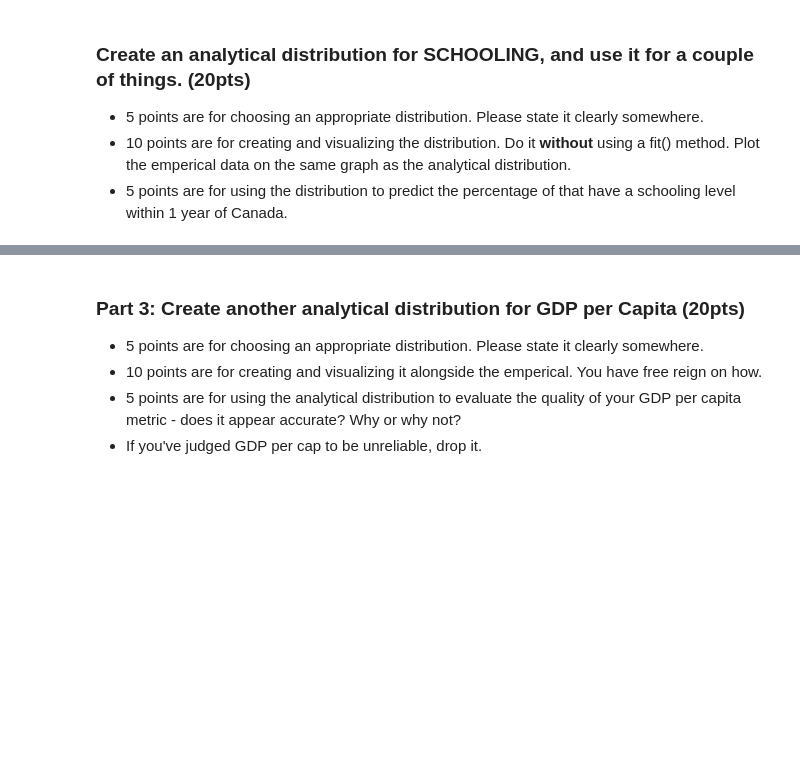
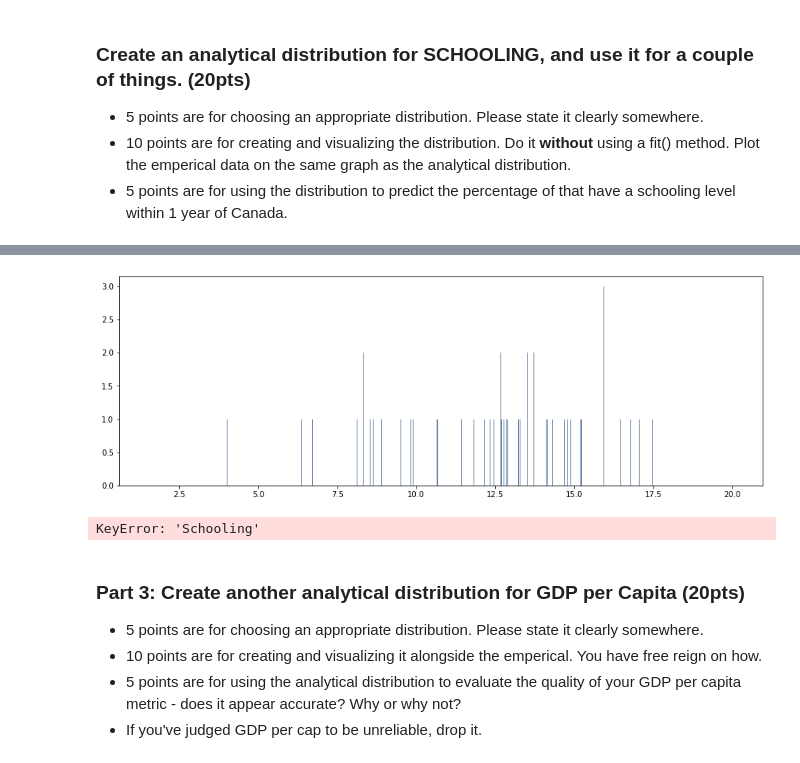
Before and after one commit to SidhST12/BSIP_Assignment_2_Students, a Jupyter notebook: stats_asn_2_start.ipynb, the cells around one changed output, grey strips where cells are left out. Drawn from its saved outputs; the diff is of its cells as text; code cells hidden in the pictures; blank space fills up the shorter version.

```diff
--- a/stats_asn_2_start.ipynb
+++ b/stats_asn_2_start.ipynb
@@ -49,0 +49,4 @@ Note: you'll have to look at the units to ensure you get it right.
+# %%
+dfLE["GDP"] = " "
+GDPCol = dfLE.columns.get_loc("GDP")
+G_perCol = dfLE.columns.get_loc("GDP_per_Capita")
@@ -49,0 +55,24 @@ Note: you'll have to look at the units to ensure you get it right.
+# %%
+#Part 1
+dfLE["GDP"] = " "
+GDPCol = dfLE.columns.get_loc("GDP")
+G_perCol = dfLE.columns.get_loc("GDP_per_Capita")
+
+for i in range(len(dfLE)) :
+    if dfLE.iloc[i,GDPCol] < 580:
+        #print("Less than 580-"+str(df.iloc[i,scoreCol]))
+        dfLE.iloc[i,G_perCol] = "subprime"
+    elif dfLE.iloc[i,GDPCol] < 670:
+        #print("580-670-"+str(df.iloc[i,scoreCol]))
+        dfLE.iloc[i,G_perCol] = "fair"
+    elif dfLE.iloc[i,GDPCol] < 740:
+        #print("670-740-"+str(df.iloc[i,scoreCol]))
+        dfLE.iloc[i,G_perCol] = "good"
+    elif dfLE.iloc[i,GDPCol] < 800:
+        #print("740-800-"+str(df.iloc[i,scoreCol]))
+        dfLE.iloc[i,G_perCol] = "very good"
+    else:
+        #print("800+-"+str(df.iloc[i,scoreCol]))
+        dfLE.iloc[i,G_perCol] = "excellent"
+#print(str(scoreCol)+ " "+ str(gradeCol))
+dfLE.head(10)
@@ -70,0 +130,12 @@ Print each distribution is some type of visualization, also print the cumulative
+# %%
+#Analytical for Schooling
+df_s=dfLE["Schooling"]
+df_s=df_s[~np.isnan(df_s)]
+
+#out_78=df[df["Earnings_1978"]<20000]
+#outl_78=out_78[out_78["Earnings_1978"]>5000]
+# %%
+sobj=thinkstats2.Hist(df_s)
+thinkplot.hist(sobj)
+# %% [output]
+[figure, added]
@@ -71,3 +166,7 @@ Print each distribution is some type of visualization, also print the cumulative
+# %%
+bigGraph(df_s,"Schooling",-4)
+# %% [output]
+KeyError: 'Schooling'
 # %% [markdown]
 ### Part 3: Create another analytical distribution for GDP per Capita (20pts)
 
```
Also changed, not shown: parts of 10 cells of this notebook.
